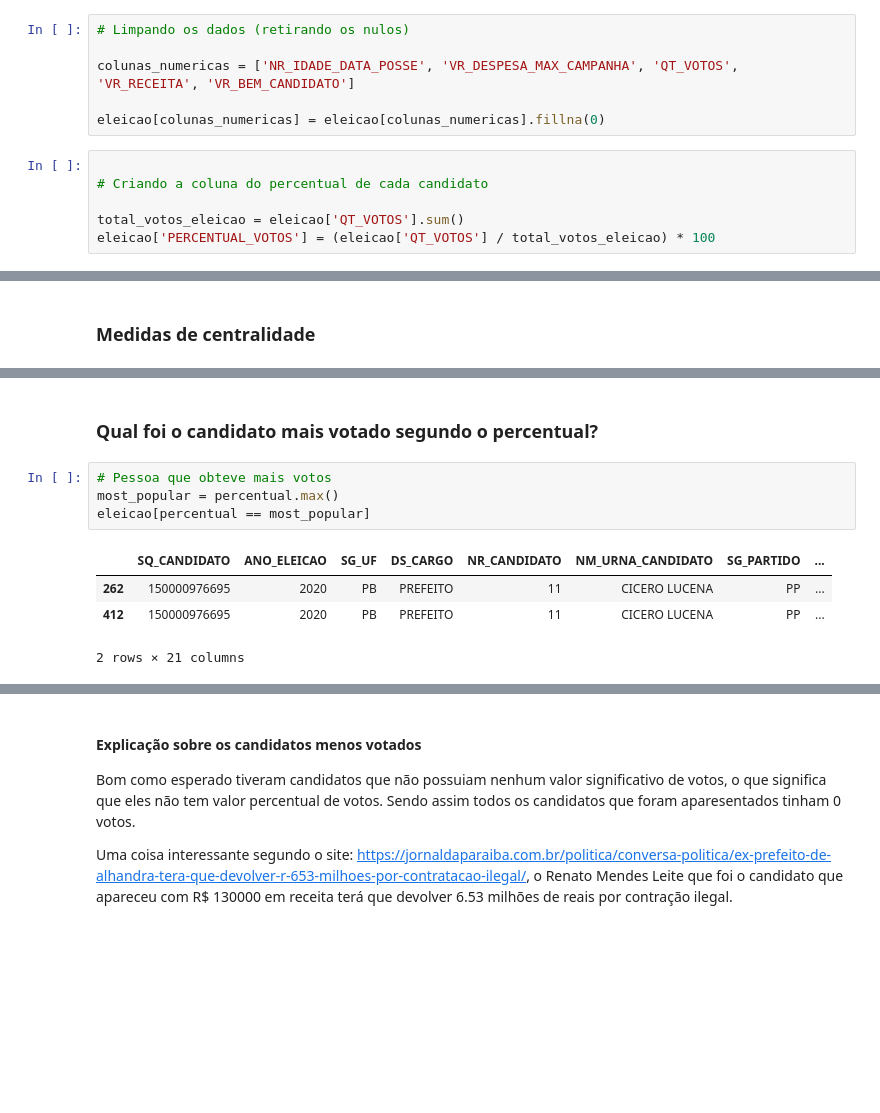
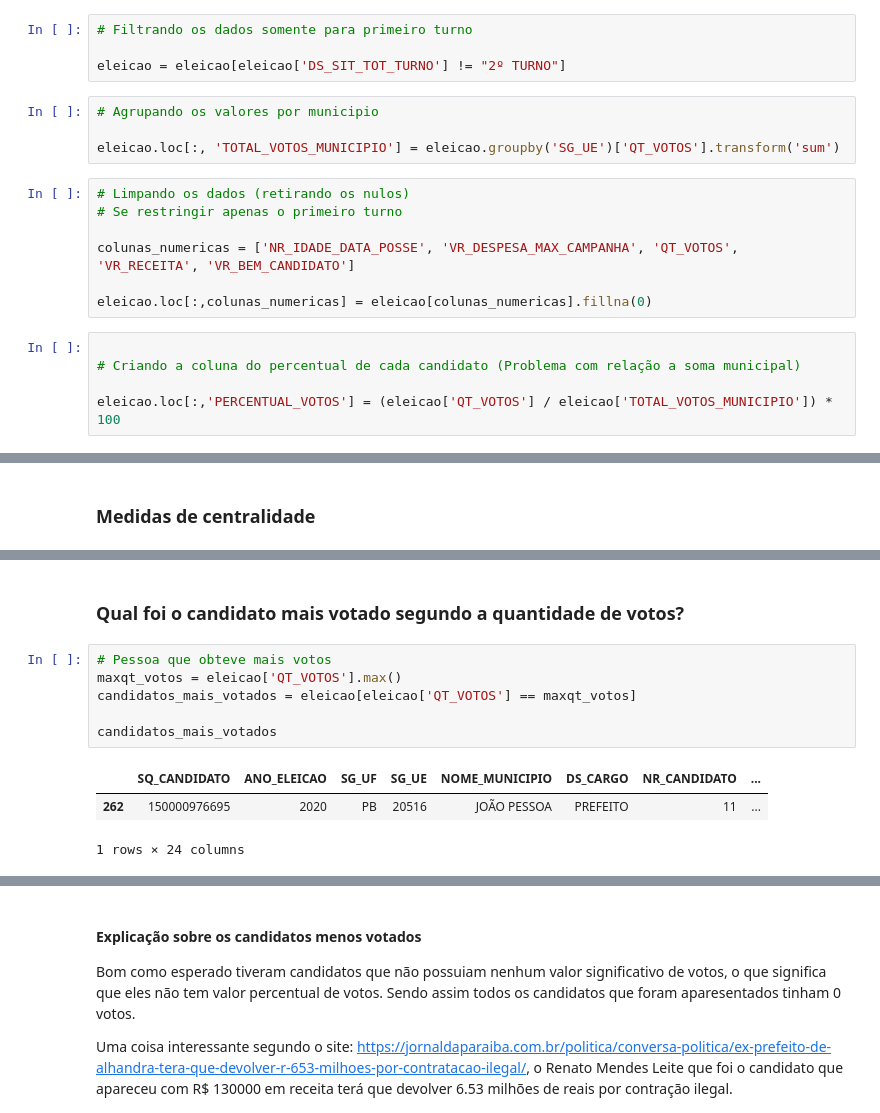
Before and after one commit to Kawhan/final_data_project, a Jupyter notebook: relatorio.ipynb, the cells around one changed output, grey strips where cells are left out. Drawn from its saved outputs; the diff is of its cells as text; blank space fills up the shorter version.

```diff
--- a/relatorio.ipynb
+++ b/relatorio.ipynb
@@ -60,12 +65,20 @@ eleicao = (
+# %%
+# Filtrando os dados somente para primeiro turno
+
+eleicao = eleicao[eleicao['DS_SIT_TOT_TURNO'] != "2º TURNO"]
+# %%
+# Agrupando os valores por municipio
+
+eleicao.loc[:, 'TOTAL_VOTOS_MUNICIPIO'] = eleicao.groupby('SG_UE')['QT_VOTOS'].transform('sum')
 # %%
 # Limpando os dados (retirando os nulos)
+# Se restringir apenas o primeiro turno
 
 colunas_numericas = ['NR_IDADE_DATA_POSSE', 'VR_DESPESA_MAX_CAMPANHA', 'QT_VOTOS', 'VR_RECEITA', 'VR_BEM_CANDIDATO']
 
-eleicao[colunas_numericas] = eleicao[colunas_numericas].fillna(0)
+eleicao.loc[:,colunas_numericas] = eleicao[colunas_numericas].fillna(0)
 # %%
 
-# Criando a coluna do percentual de cada candidato
+# Criando a coluna do percentual de cada candidato (Problema com relação a soma municipal)
 
-total_votos_eleicao = eleicao['QT_VOTOS'].sum()
-eleicao['PERCENTUAL_VOTOS'] = (eleicao['QT_VOTOS'] / total_votos_eleicao) * 100
+eleicao.loc[:,'PERCENTUAL_VOTOS'] = (eleicao['QT_VOTOS'] / eleicao['TOTAL_VOTOS_MUNICIPIO']) * 100
@@ -142,14 +158,15 @@ Máximo: O valor máximo observado nos dados é 8.063102, representando o ponto
 # %% [markdown]
-### Qual foi o candidato mais votado segundo o percentual?
+### Qual foi o candidato mais votado segundo a quantidade de votos?
 # %%
 # Pessoa que obteve mais votos
-most_popular = percentual.max()
-eleicao[percentual == most_popular]
+maxqt_votos = eleicao['QT_VOTOS'].max()
+candidatos_mais_votados = eleicao[eleicao['QT_VOTOS'] == maxqt_votos]
+
+candidatos_mais_votados
 # %% [output]
-|  | SQ_CANDIDATO | ANO_ELEICAO | SG_UF | DS_CARGO | NR_CANDIDATO | NM_URNA_CANDIDATO | SG_PARTIDO | ... |
-| 262 | 150000976695 | 2020 | PB | PREFEITO | 11 | CICERO LUCENA | PP | ... |
-| 412 | 150000976695 | 2020 | PB | PREFEITO | 11 | CICERO LUCENA | PP | ... |
+|  | SQ_CANDIDATO | ANO_ELEICAO | SG_UF | SG_UE | NOME_MUNICIPIO | DS_CARGO | NR_CANDIDATO | ... |
+| 262 | 150000976695 | 2020 | PB | 20516 | JOÃO PESSOA | PREFEITO | 11 | ... |
-2 rows × 21 columns
+1 rows × 24 columns
 # %% [markdown]
 #### Explicação sobre a pessoa mais votada
 
```
Also changed, not shown: parts of 16 cells of this notebook, 3 other files.
